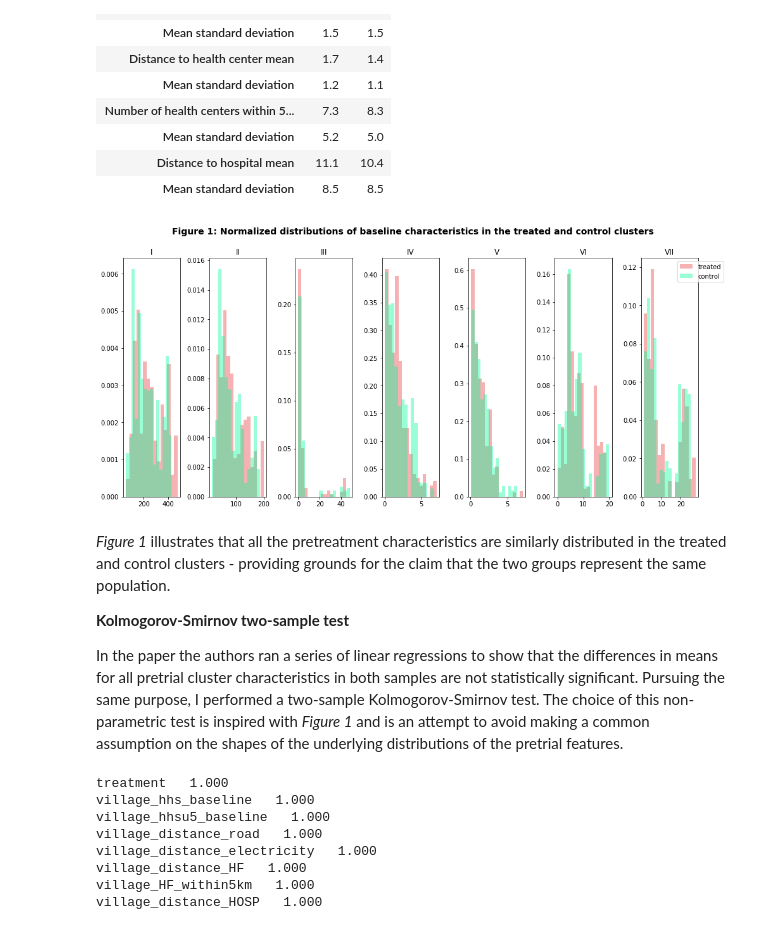
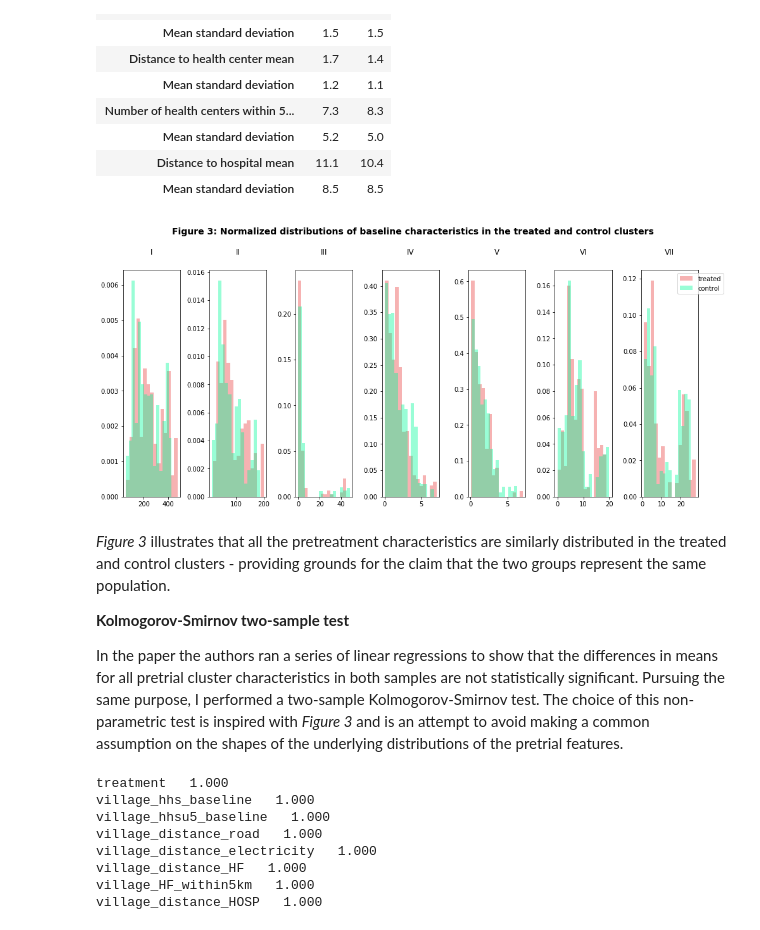
Before and after one commit to madinajapakhova/Project-replication, a Jupyter notebook: MJapakhova project(replication).ipynb, the cells around one changed output. Saved outputs shown, nothing was run; the diff lists cells and outputs as text; code cells hidden in the pictures.

```diff
--- a/MJapakhova project(replication).ipynb
+++ b/MJapakhova project(replication).ipynb
@@ -172,41 +176,41 @@ axs[2].set_title(r'III')
 
 axs[3].hist(x7, bins = 15, weights = x7_w, label = 'treated', color = "lightcoral",
             density = True, alpha = 0.6)
 axs[3].hist(x8, bins = 15, weights = x8_w, label = 'control', color = "mediumspringgreen",
             density = True, alpha = 0.4)
 axs[3].set_title(r'IV')
 
 axs[4].hist(x9, bins = 15, weights = x9_w, label = 'treated',color = "lightcoral",
             density = True, alpha = 0.6)
 axs[4].hist(x10, bins = 15, weights = x10_w, label = 'control', color = "mediumspringgreen",
             density = True, alpha = 0.4)
 axs[4].set_title(r'V')
 
 axs[5].hist(x11, bins = 15, weights = x11_w, label = 'treated', color = "lightcoral",
             density = True, alpha = 0.6)
 axs[5].hist(x12, bins = 15, weights = x12_w, label = 'control', color = "mediumspringgreen",
             density = True, alpha = 0.4)
 axs[5].set_title(r'VI')
 
 axs[6].hist(x13, bins = 15, weights = x13_w, label = 'treated', color = "lightcoral",
             density = True, alpha = 0.6)
 axs[6].hist(x14, bins = 15, weights = x14_w, label = 'control', color = "mediumspringgreen",
             density = True, alpha = 0.4)
 axs[6].set_title(r'VII')
 
-fig.suptitle(r'Figure 1: Normalized distributions of baseline characteristics in the treated and control clusters',
+fig.suptitle(r'Figure 3: Normalized distributions of baseline characteristics in the treated and control clusters',
              fontsize = 14, fontweight = 'bold', y=1.05)
 plt.legend(bbox_to_anchor=(0.5, 0.5, 1, 0.5))
 plt.tight_layout()
 plt.show()
 # %% [output]
-[figure, old version]
+[figure, new version]
 # %% [markdown]
-*Figure 1* illustrates that all the pretreatment characteristics are similarly distributed in the treated and control clusters - providing grounds for the claim that the two groups represent the same population.
+*Figure 3* illustrates that all the pretreatment characteristics are similarly distributed in the treated and control clusters - providing grounds for the claim that the two groups represent the same population.
 
 **Kolmogorov-Smirnov two-sample test**
 
-In the paper the authors ran a series of linear regressions to show that the differences in means for all pretrial cluster characteristics in both samples are not statistically significant. Pursuing the same purpose, I performed a two-sample Kolmogorov-Smirnov test. The choice of this non-parametric test is inspired with *Figure 1* and is an attempt to avoid making a common assumption on the shapes of the underlying distributions of the pretrial features.
+In the paper the authors ran a series of linear regressions to show that the differences in means for all pretrial cluster characteristics in both samples are not statistically significant. Pursuing the same purpose, I performed a two-sample Kolmogorov-Smirnov test. The choice of this non-parametric test is inspired with *Figure 3* and is an attempt to avoid making a common assumption on the shapes of the underlying distributions of the pretrial features.
 # %%
 for column in pretrials:
     treated = pretrials[pretrials.treatment == 1][column]
```
Also changed, not shown: parts of 4 cells of this notebook.
